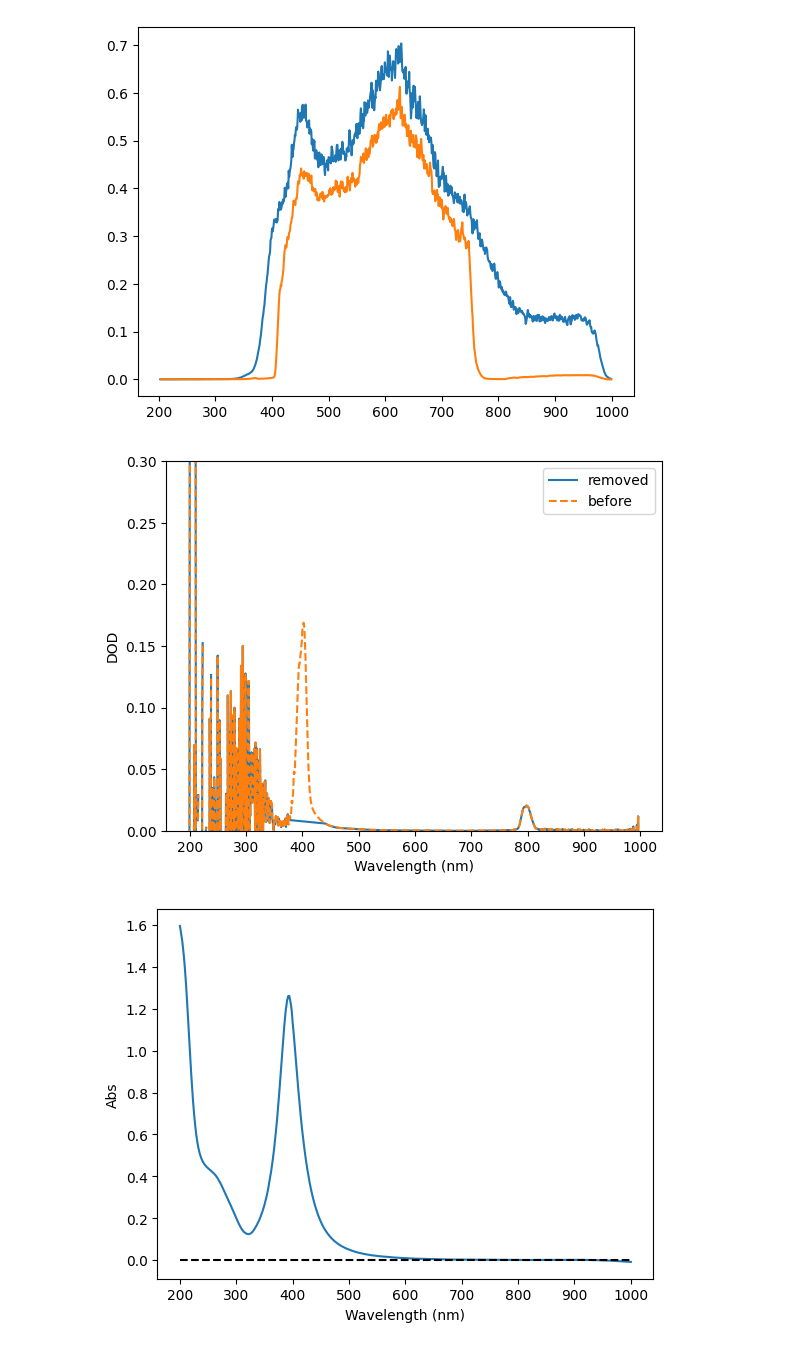
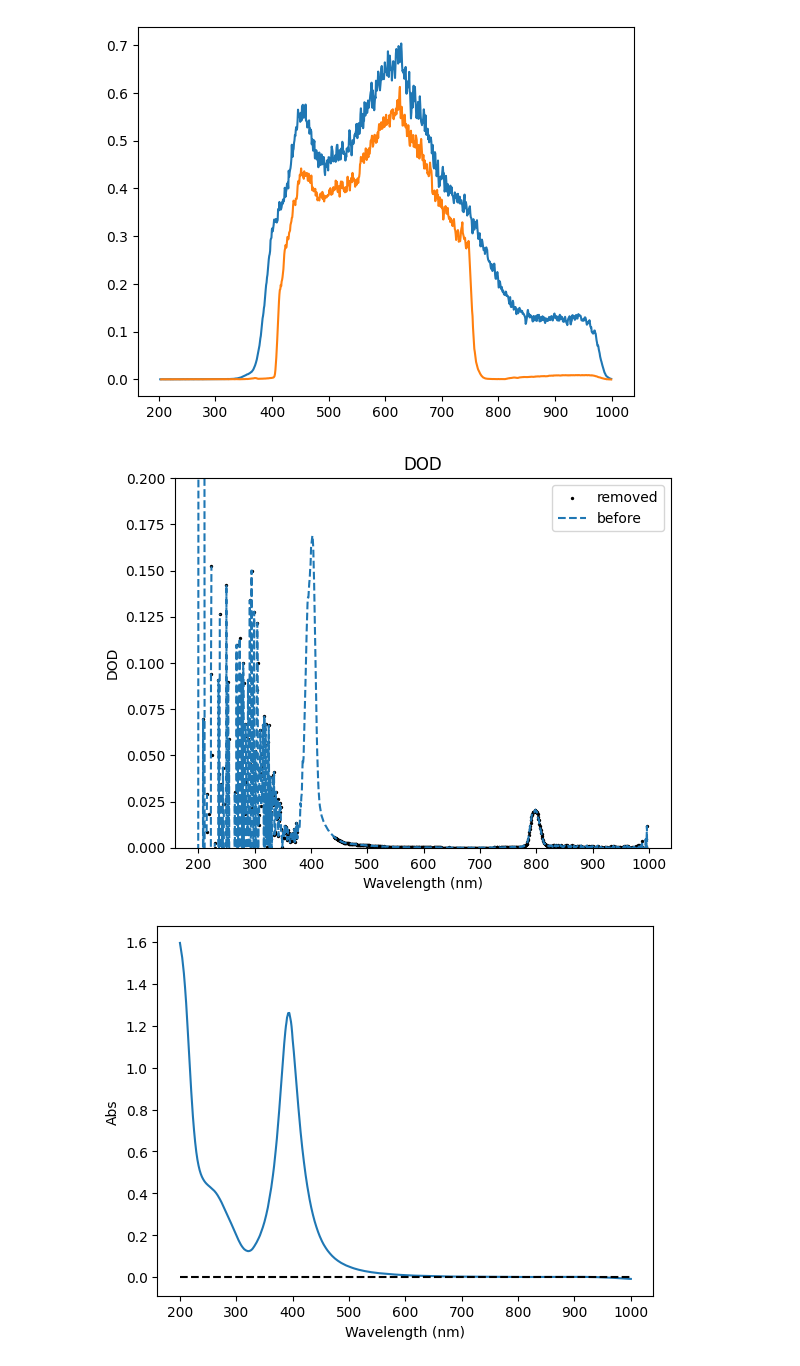
Before and after one commit to MaxiInafuku/ThesisDataTreatment, a Jupyter notebook: productSpectraTest.ipynb, the cells around one changed output. Cells and saved outputs as stored; diff of their text form; code cells hidden in the pictures.

```diff
--- a/productSpectraTest.ipynb
+++ b/productSpectraTest.ipynb
@@ -58,33 +58,33 @@ plt.show()
 # %%
 baselineDelay = -5
 
 lowCut = 375
 highCut = 440
 
 #lowCutIndex = np.searchsorted(DODwavelength, lowCut, side="left")
 #highCutIndex = np.searchsorted(DODwavelength, highCut, side="right")
 
 #DODwavelengthTrimmed = np.delete(DODwavelength, np.arange(lowCutIndex,highCutIndex+1))
 
 baselineDelayIndex = np.searchsorted(DODdelay, baselineDelay, side="left")
 baselineClosestTime = DODdelay[baselineDelayIndex]
 baselineDelaySpectrum = DODspectrum[:,baselineDelayIndex][::-1]
 #baselineDelaySpectrumTrimmed = np.delete(baselineDelaySpectrum, np.arange(lowCutIndex,highCutIndex+1))
 
 DODwavelengthTrimmed, baselineDelaySpectrumTrimmed = funcDataTrimmer(DODwavelength, baselineDelaySpectrum, lowCut, highCut)
 
 Figure, ax=plt.subplots()
-plt.title()
-ax.plot(DODwavelengthTrimmed, baselineDelaySpectrumTrimmed, label = 'removed')
+plt.title('DOD')
+ax.scatter(DODwavelengthTrimmed, baselineDelaySpectrumTrimmed, label = 'removed',s=2,color="black")
 ax.plot(DODwavelength, baselineDelaySpectrum, linestyle = '--', label='before')
 ax.set_xlabel('Wavelength (nm)')
 ax.set_ylabel('DOD')
 #ax.set_xlim(350, 500)
-ax.set_ylim(0,0.3)
+ax.set_ylim(0,0.2)
 ax.legend()
 plt.show()
 # %% [output]
-[figure, old version]
+[figure, new version]
 # %%
 UVvisData = np.loadtxt(dataFolder+'absorbance30uJafter.csv', delimiter = ',')
 UVvisDataWavelength,UVvisDataSpectrumB = funcCheckAxisOrder(UVvisData[:,0],UVvisData[:,1])
```
